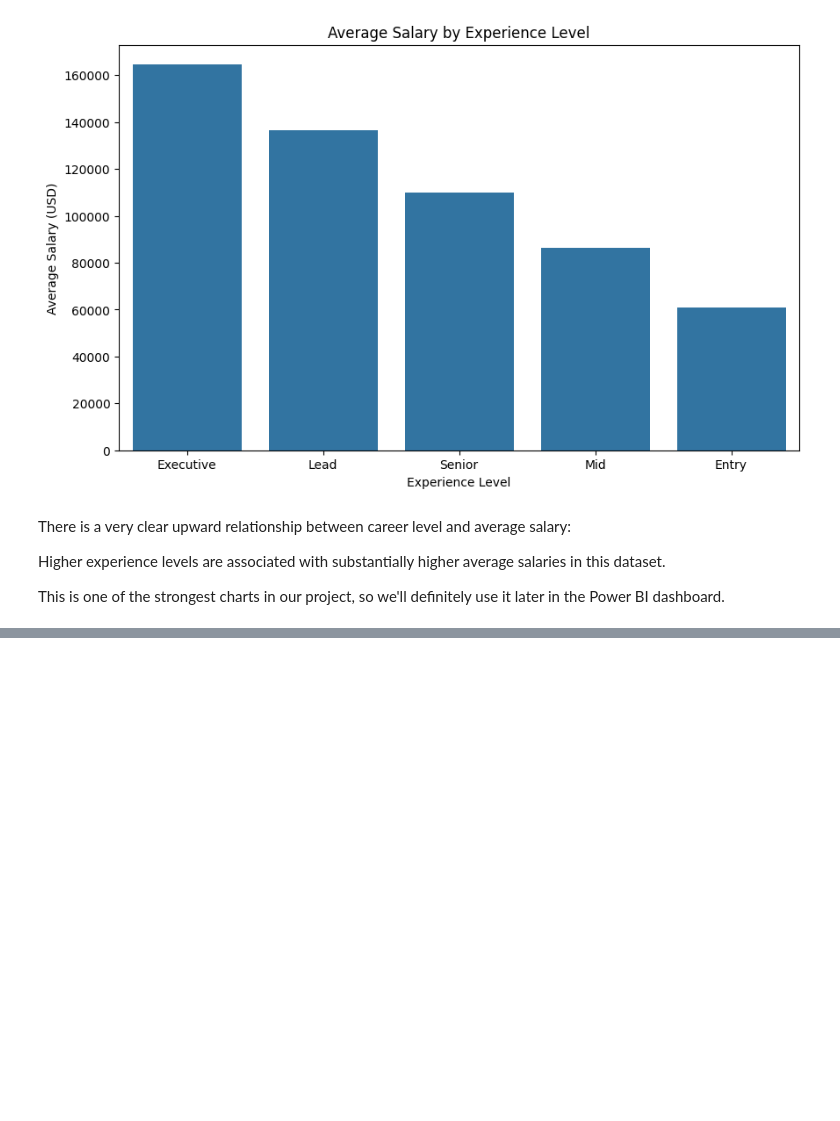
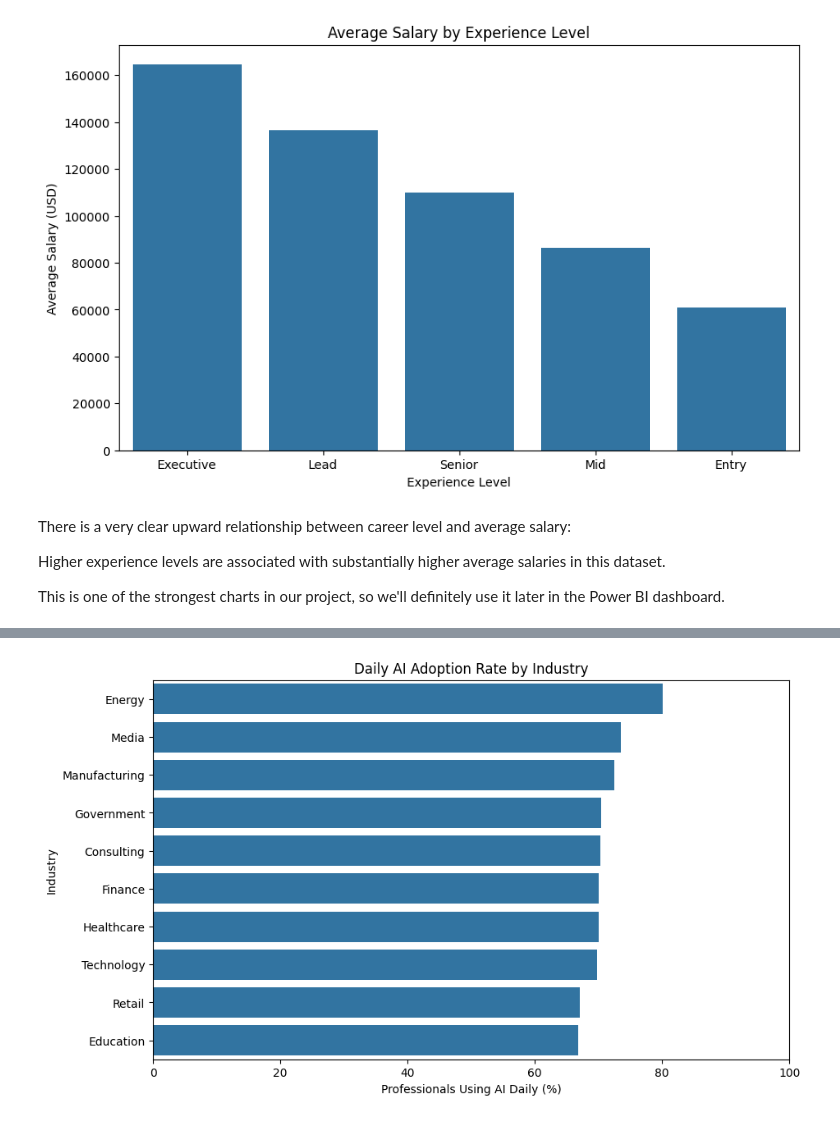
Before and after one commit to ConradNats/ai-data-science-career-intelligence, a Jupyter notebook: notebooks/03_exploratory_data_analysis.ipynb, the cells around one changed output, grey strips where cells are left out. Cells and saved outputs as stored; diff of their text form; code cells hidden in the pictures; blank space fills up the shorter version.

```diff
--- a/notebooks/03_exploratory_data_analysis.ipynb
+++ b/notebooks/03_exploratory_data_analysis.ipynb
@@ -127,0 +193,40 @@ This is one of the strongest charts in our project, so we'll definitely use it l
+# %%
+# Calculate AI adoption by industry
+ai_adoption_by_industry = (
+    df.groupby("industry")
+      .agg(
+          total_professionals=("uses_ai_tools_daily", "size"),
+          daily_ai_users=("uses_ai_tools_daily", "sum"),
+          adoption_rate=("uses_ai_tools_daily", "mean")
+      )
+      .reset_index()
+)
+
+# Convert adoption rate into a percentage
+ai_adoption_by_industry["adoption_rate"] = (
+    ai_adoption_by_industry["adoption_rate"] * 100
+)
+
+# Arrange industries from highest to lowest adoption
+ai_adoption_by_industry = ai_adoption_by_industry.sort_values(
+    by="adoption_rate",
+    ascending=False
+)
+
+# Create the visualization
+plt.figure(figsize=(10, 6))
+
+sns.barplot(
+    data=ai_adoption_by_industry,
+    x="adoption_rate",
+    y="industry"
+)
+
+plt.title("Daily AI Adoption Rate by Industry")
+plt.xlabel("Professionals Using AI Daily (%)")
+plt.ylabel("Industry")
+plt.xlim(0, 100)
+
+plt.show()
+# %% [output]
+[figure, added]
```
Also changed, not shown: parts of 4 cells of this notebook.
